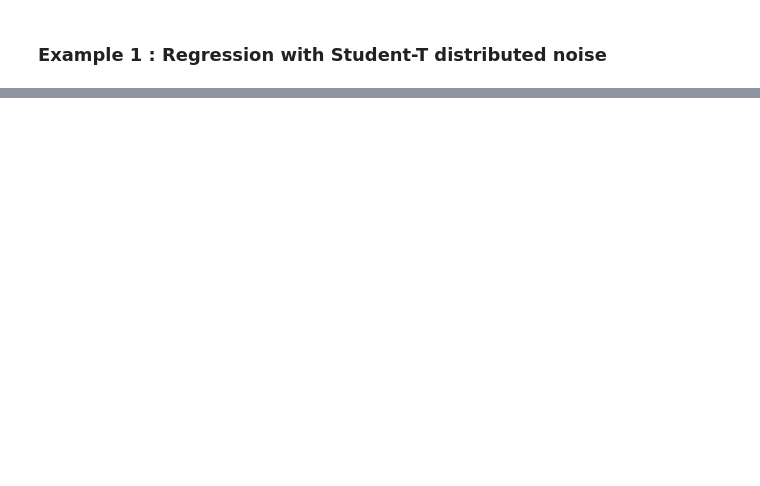
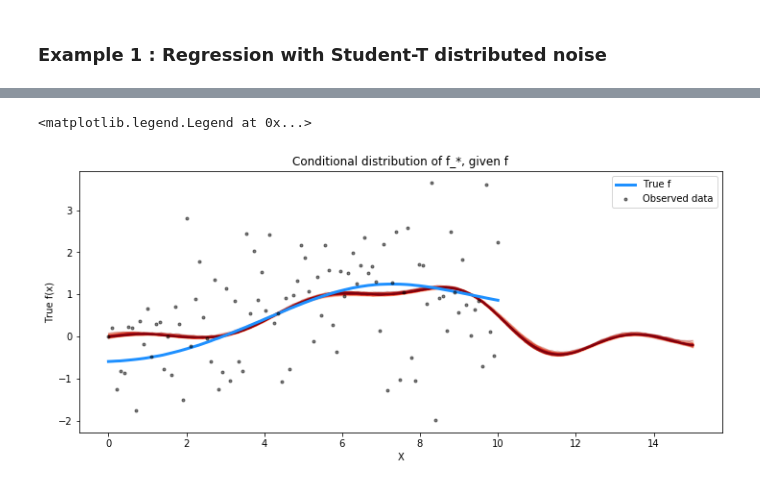
Before and after one commit to pymc-devs/pymc4, a Jupyter notebook: notebooks/gaussian_process.ipynb, the cells around one changed output, grey strips where cells are left out. Cells and saved outputs as stored; diff of their text form; code cells hidden in the pictures; blank space fills up the shorter version.

```diff
--- a/notebooks/gaussian_process.ipynb
+++ b/notebooks/gaussian_process.ipynb
@@ -267,0 +272,2 @@ plt.title("Posterior distribution over $f(x)$ at the observed values"); plt.lege
+# %%
+pred_samples = pm.sample_posterior_predictive(gp, trace=trace, var_names=["latent_gp_model/f_pred"])
@@ -267,0 +287,10 @@ plt.title("Posterior distribution over $f(x)$ at the observed values"); plt.lege
+# %%
+fig = plt.figure(figsize=(12,5)); ax = fig.gca()
+plot_gp_dist(ax, pred_samples.posterior_predictive["latent_gp_model/f_pred"][0], X_new)
+plt.plot(X, f_true, "dodgerblue", lw=3, label="True f")
+plt.plot(X, y, 'ok', ms=3, alpha=0.5, label="Observed data")
+plt.xlabel("X"); plt.ylabel("True f(x)")
+plt.title("Conditional distribution of f_*, given f"); plt.legend()
+# %% [output]
+<matplotlib.legend.Legend at 0x...>
+[figure, added]
```
Also changed, not shown: parts of 9 cells of this notebook.
